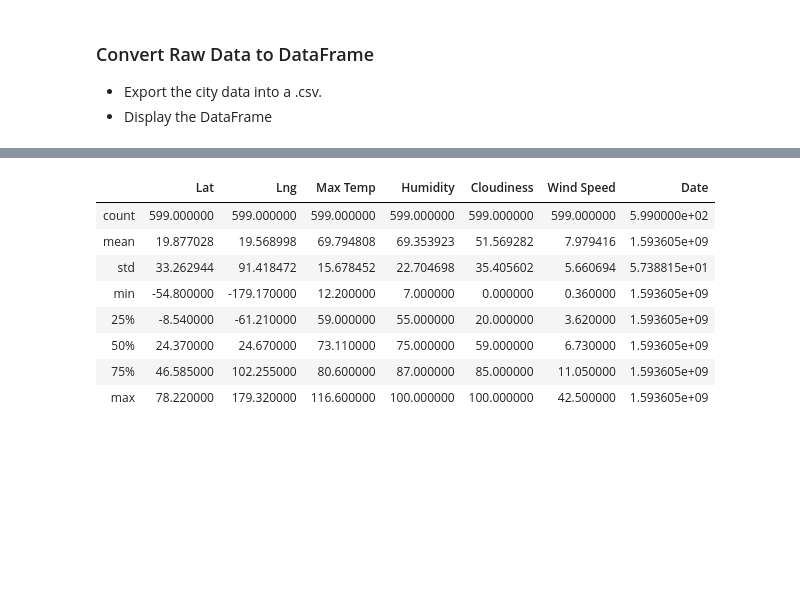
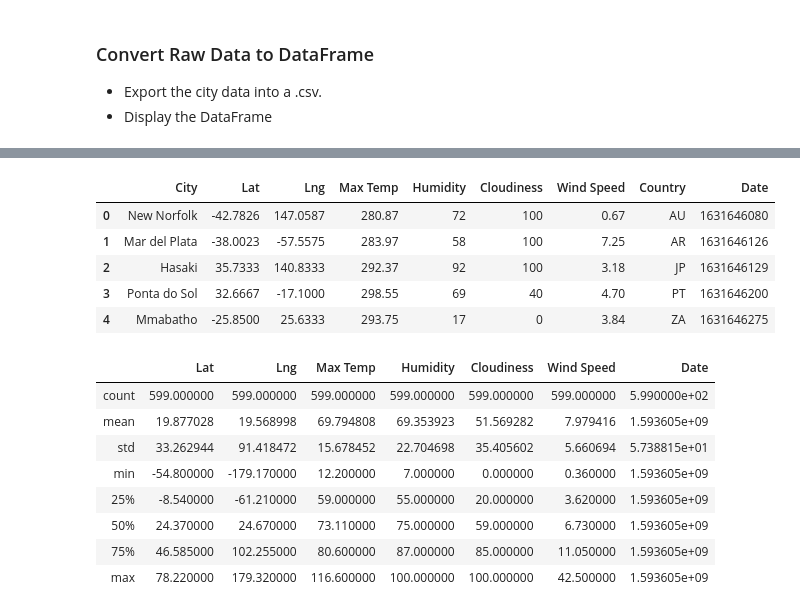
Before and after one commit to Bgood524/Python_API_Challenge, a Jupyter notebook: WeatherPy/WeatherPy.ipynb, the cells around one changed output, grey strips where cells are left out. Saved outputs shown, nothing was run; the diff lists cells and outputs as text; code cells hidden in the pictures; blank space fills up the shorter version.

Commit message:
created pandas DF and .csv file of output and completed inspecting the data

```diff
--- a/WeatherPy/WeatherPy.ipynb
+++ b/WeatherPy/WeatherPy.ipynb
@@ -174,0 +170,14 @@ weather_data =
+# %%
+weather_data = {
+    'City' : city_list,
+    'Lat' : lat,
+    'Lng' : lng,
+    'Max Temp' : temp,
+    'Humidity' : humidity,
+    'Cloudiness' : cloudiness,
+    'Wind Speed' : wind,
+    'Country' : country,
+    'Date' : date
+}
+weather_df = pd.DataFrame(weather_data)
+weather_df.to_csv('weather_data.csv',encoding='utf-8-sig')
@@ -187,3 +196,12 @@ weather_data =
+# %%
+weather_df.head()
+# %% [output]
+|  | City | Lat | Lng | Max Temp | Humidity | Cloudiness | Wind Speed | Country | Date |
+| 0 | New Norfolk | -42.7826 | 147.0587 | 280.87 | 72 | 100 | 0.67 | AU | 1631646080 |
+| 1 | Mar del Plata | -38.0023 | -57.5575 | 283.97 | 58 | 100 | 7.25 | AR | 1631646126 |
+| 2 | Hasaki | 35.7333 | 140.8333 | 292.37 | 92 | 100 | 3.18 | JP | 1631646129 |
+| 3 | Ponta do Sol | 32.6667 | -17.1000 | 298.55 | 69 | 40 | 4.70 | PT | 1631646200 |
+| 4 | Mmabatho | -25.8500 | 25.6333 | 293.75 | 17 | 0 | 3.84 | ZA | 1631646275 |
 # %%
 # %% [output]
 |  | Lat | Lng | Max Temp | Humidity | Cloudiness | Wind Speed | Date |
```
Also changed, not shown: parts of 7 cells of this notebook, 1 other file.
